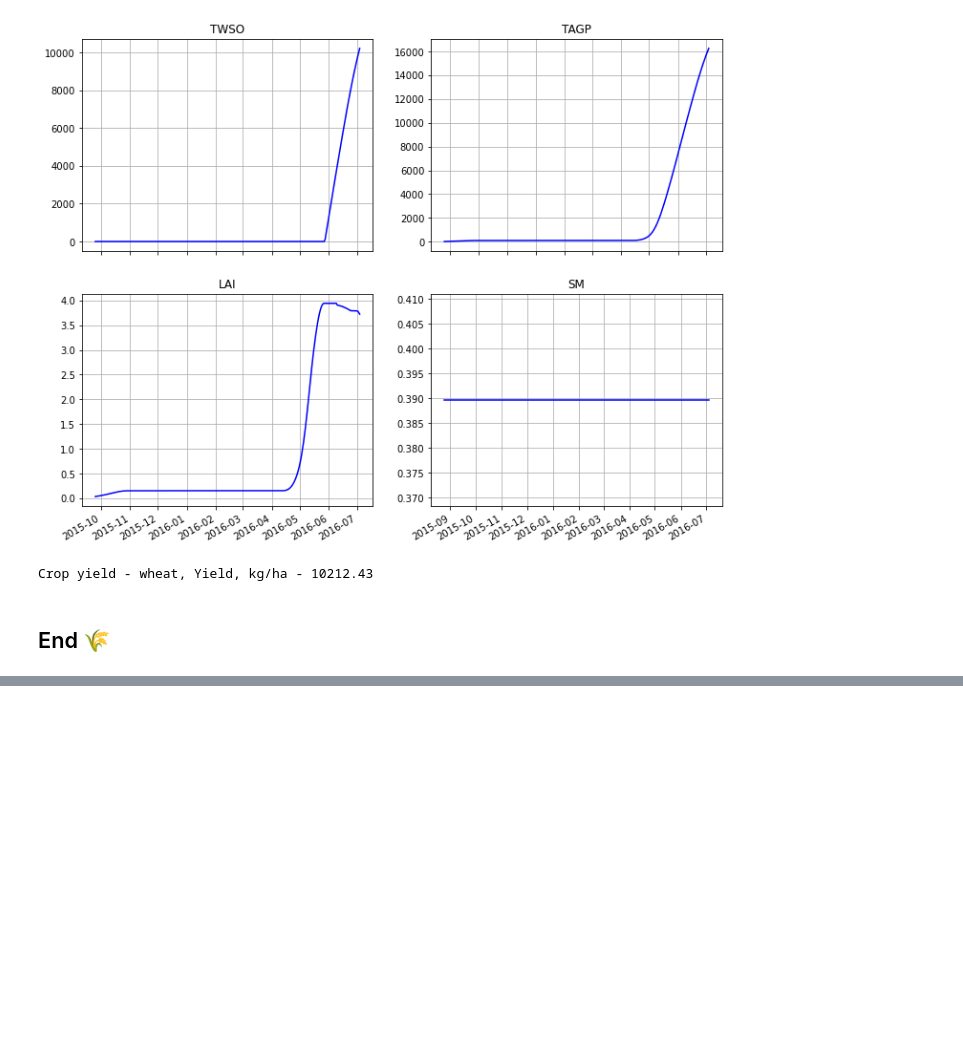
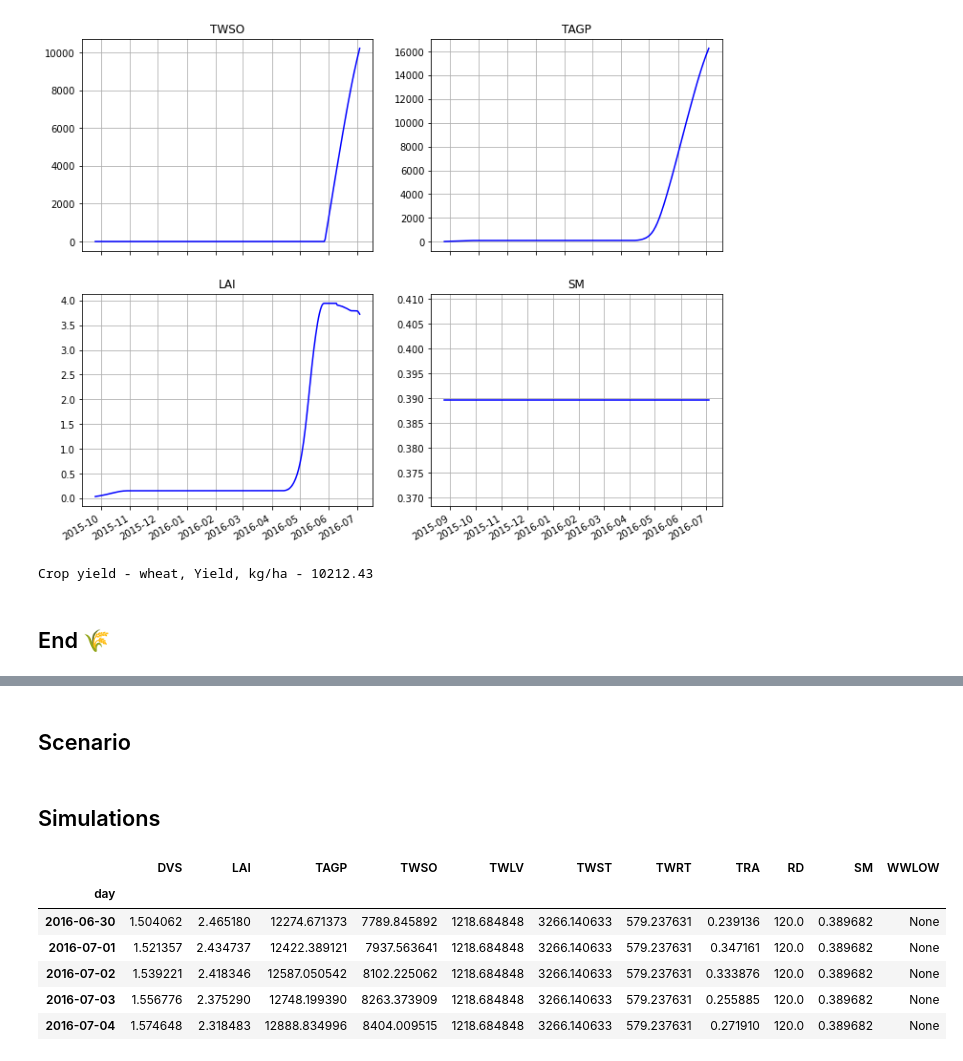
Before and after one commit to mishagrol/CS_MSU, a Jupyter notebook: Course Work/Final.ipynb, the cells around one changed output, grey strips where cells are left out. Cells and saved outputs as stored; diff of their text form; code cells hidden in the pictures; blank space fills up the shorter version.

```diff
--- a/Course Work/Final.ipynb
+++ b/Course Work/Final.ipynb
@@ -803,0 +939,50 @@ Crop yield - wheat, Yield, kg/ha - 10212.43
+# %%
+sited = WOFOST71SiteDataProvider(WAV=10, CO2=360)
+# %% [markdown]
+## Scenario
+# %%
+yaml_agro_winter_wheat = f"""
+- 2015-08-25:
+    CropCalendar:
+        crop_name: wheat
+        variety_name: Winter_wheat_101
+        crop_start_date: 2015-09-25
+        crop_start_type: emergence
+        crop_end_date: 2016-07-04
+        crop_end_type: harvest
+        max_duration: 300
+    TimedEvents: null
+    StateEvents: null
+"""
+
+
+agromanagement = yaml.load(yaml_agro_winter_wheat, Loader)
+# %%
+firstkey = list(agromanagement[0])[0]
+cropcalendar = agromanagement[0][firstkey]['CropCalendar']
+
+cropd.set_active_crop(cropcalendar['crop_name'], cropcalendar['variety_name'])
+
+params = ParameterProvider(cropdata=cropd, sitedata=sited, soildata=soild)
+# %% [markdown]
+## Simulations
+# %%
+# Weather
+wfst71 = Wofost71_PP(
+    params,
+    weather_crop_model,
+    agromanagement
+)
+# %%
+wfst71.run_till_terminate()
+df_results = pd.DataFrame(wfst71.get_output())
+df_results = df_results.set_index("day")
+df_results.tail()
+# %% [output]
+|  | DVS | LAI | TAGP | TWSO | TWLV | TWST | TWRT | TRA | RD | SM | WWLOW |
+| day |  |  |  |  |  |  |  |  |  |  |  |
+| 2016-06-30 | 1.504062 | 2.465180 | 12274.671373 | 7789.845892 | 1218.684848 | 3266.140633 | 579.237631 | 0.239136 | 120.0 | 0.389682 | None |
+| 2016-07-01 | 1.521357 | 2.434737 | 12422.389121 | 7937.563641 | 1218.684848 | 3266.140633 | 579.237631 | 0.347161 | 120.0 | 0.389682 | None |
+| 2016-07-02 | 1.539221 | 2.418346 | 12587.050542 | 8102.225062 | 1218.684848 | 3266.140633 | 579.237631 | 0.333876 | 120.0 | 0.389682 | None |
+| 2016-07-03 | 1.556776 | 2.375290 | 12748.199390 | 8263.373909 | 1218.684848 | 3266.140633 | 579.237631 | 0.255885 | 120.0 | 0.389682 | None |
+| 2016-07-04 | 1.574648 | 2.318483 | 12888.834996 | 8404.009515 | 1218.684848 | 3266.140633 | 579.237631 | 0.271910 | 120.0 | 0.389682 | None |
```
Also changed, not shown: parts of 24 cells of this notebook.
